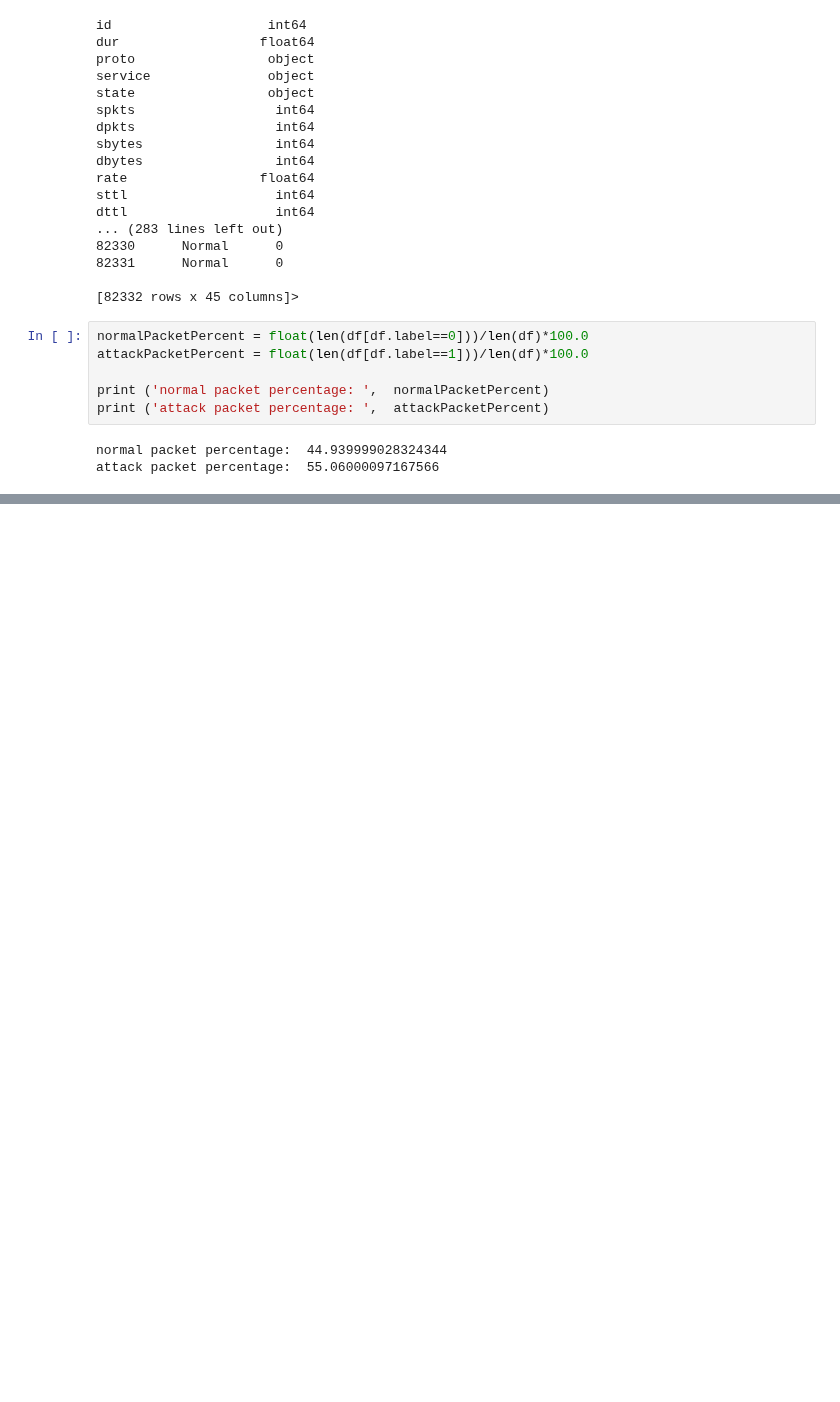
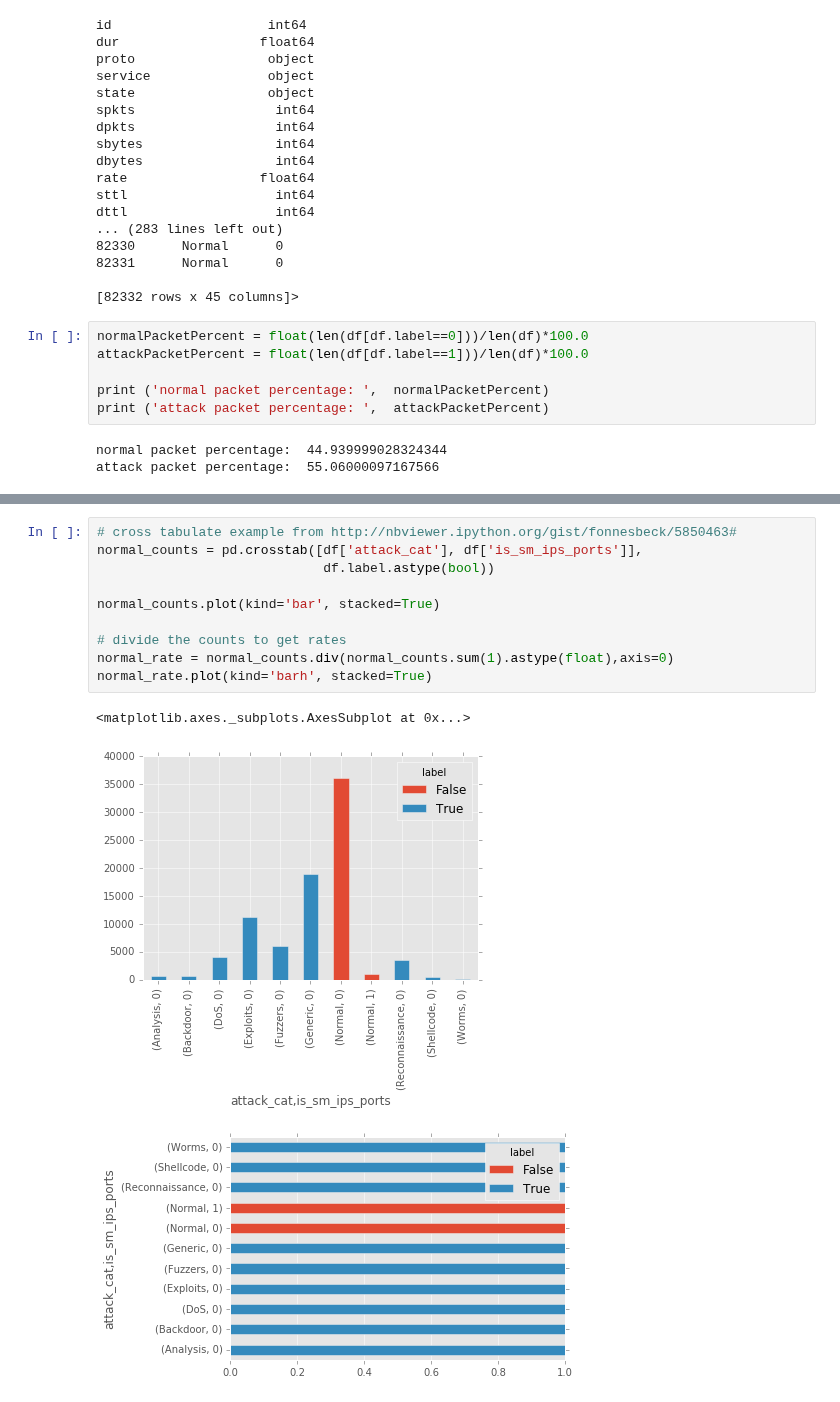
Before and after one commit to Dangerbotz/network_intrusion_detection_system, a Jupyter notebook: randy_detection_system.ipynb, the cells around one changed output, grey strips where cells are left out. Saved outputs shown, nothing was run; the diff lists cells and outputs as text; blank space fills up the shorter version.

```diff
--- a/randy_detection_system.ipynb
+++ b/randy_detection_system.ipynb
@@ -60,0 +127,14 @@ attack packet percentage:  55.06000097167566
+# %%
+# cross tabulate example from http://nbviewer.ipython.org/gist/fonnesbeck/5850463#
+normal_counts = pd.crosstab([df['attack_cat'], df['is_sm_ips_ports']],
+                             df.label.astype(bool))
+
+normal_counts.plot(kind='bar', stacked=True)
+
+# divide the counts to get rates
+normal_rate = normal_counts.div(normal_counts.sum(1).astype(float),axis=0)
+normal_rate.plot(kind='barh', stacked=True)
+# %% [output]
+<matplotlib.axes._subplots.AxesSubplot at 0x...>
+[figure, added]
+[figure, added]
```
Also changed, not shown: parts of 5 cells of this notebook.
